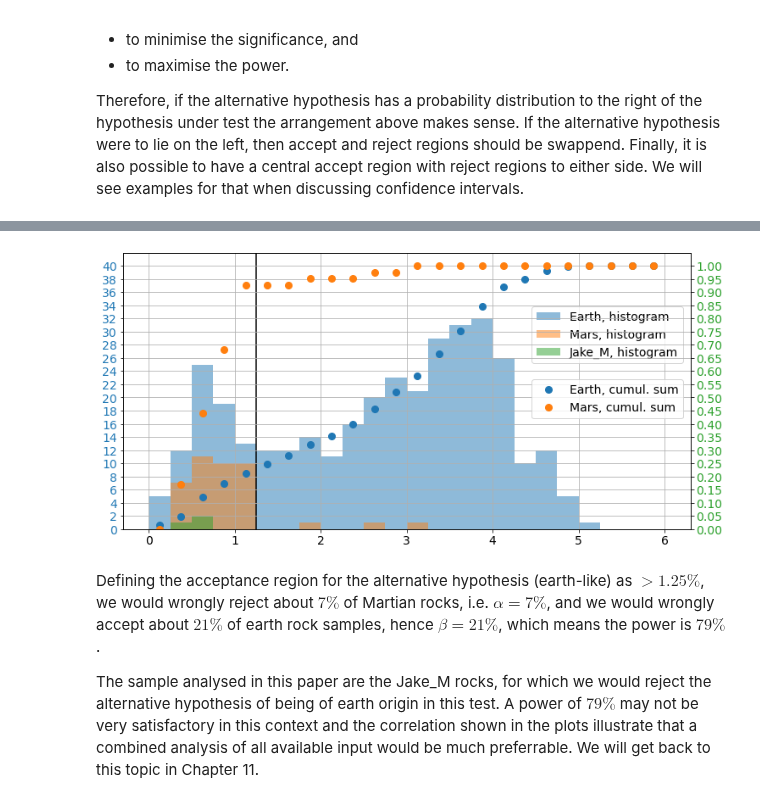
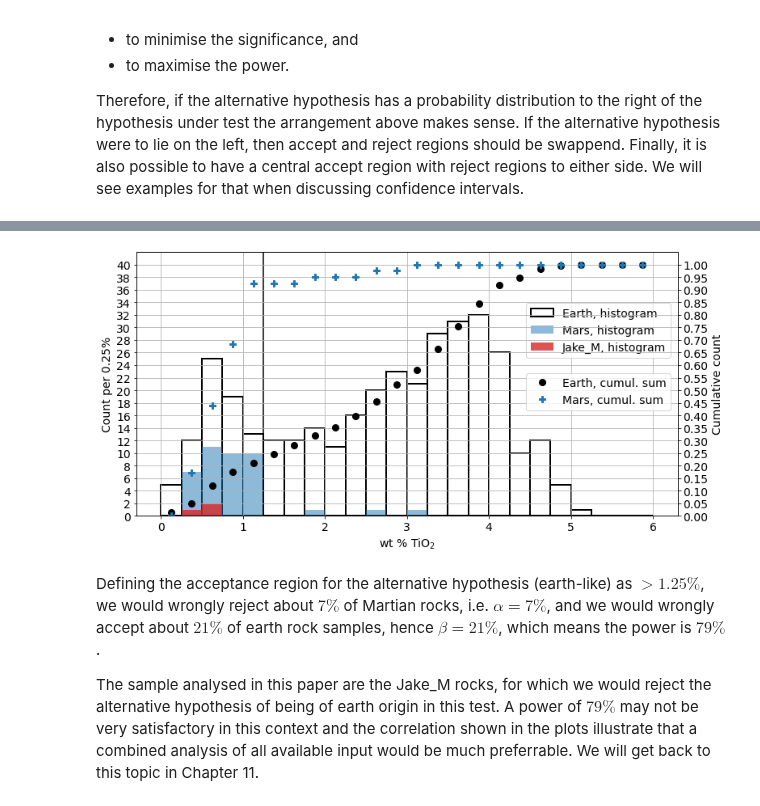
Before and after one commit to bretonr/intro_data_science, a Jupyter notebook: Chapter 8/Chapter 8.ipynb, the cells around one changed output, grey strips where cells are left out. Cells and saved outputs as stored; diff of their text form; code cells hidden in the pictures.

```diff
--- a/Chapter 8/Chapter 8.ipynb
+++ b/Chapter 8/Chapter 8.ipynb
@@ -269,9 +291,10 @@ from matplotlib.patches import Circle, Rectangle
 cl = 0.95
 
 n = 15
-x = range(n+1) # list of integers from 0 to n
-rv = poisson(5)       # initialise binomial distribution
-probs = rv.pmf(x)      # calculate binomial probabilities for all values of x and return list
+minx = 0
+x = range(0,n+1) # list of integers from 0 to n
+rv = poisson(5)       # initialise poisson distribution
+probs = rv.pmf(x)      # calculate poisson probabilities for all values of x and return list
 ints = np.cumsum(probs, dtype=float) # calculate cumulative sum of probabilities
 
 # work out limits of confidence interval based on cumulative sum of probabilities
@@ -280,21 +303,23 @@ for i in x:
     if ints[n-i]>cl: x_high = n-i
 
 # prepare two plots with common x axis
-fig,ax1 = plt.subplots(figsize=(12,6))
+fig,ax1 = plt.subplots(figsize=(16,6))
 ax1.set_xticks(x[0::2])
 
 # plot the probability distribution
-ax1.plot(x,probs, 'bo', ms=8, label='Poisson $\lambda=5$',color='tab:blue')
+ax1.plot(x[minx:],probs[minx:], 'bo', ms=8, label='Poisson $\lambda=5$',color='tab:blue')
 ax1.grid(which='both',axis='x')
 ax1.tick_params(axis='y', labelcolor='tab:blue')
-ax1.legend(loc=[0.8,0.4])
+ax1.legend(loc=[0.7,0.4])
+ax1.set_xlabel('$x$')
+ax1.set_ylabel('$P(x;\lambda)$', color='tab:blue')
 
 
 # draw a band indicating the excluded part of the confidence level
-pp = PatchCollection([Rectangle((0,cl),n,1-cl)],alpha=0.4, color='tab:purple')
+pp = PatchCollection([Rectangle((minx,cl),n-minx,1-cl)],alpha=0.4, color='tab:purple')
 
 # draw a rectangle indicating the selected confidence interval
-pp2 = PatchCollection([Rectangle((0,0),x_high,cl)],alpha=0.4, color='tab:orange')
+pp2 = PatchCollection([Rectangle((minx,0),x_high-minx,cl)],alpha=0.4, color='tab:orange')
 
 step = 3
 if 1 < step: ax2 = ax1.twinx()
@@ -306,13 +331,14 @@ if 2 < step:
 
 if 1 < step:
     # plot the cumulative integral
-    ax2.plot(x,ints, '-', ms=8, label='Cumulative',color='tab:green')
+    ax2.plot(x[minx:],ints[minx:], '-', ms=8, label='Cumulative',color='tab:green')
 
     # plot optics
     ax2.set_yticks([x/20. for x in range(21)])
     ax2.grid(which='major',axis='y')
     ax2.tick_params(axis='y', labelcolor='tab:green')
-    ax2.legend(loc=[0.8,0.3])
+    ax2.legend(loc=[0.7,0.3])
+    ax2.set_ylabel('Cumulative probability', color='tab:green')
 
 plt.show()
 # %% [output]
@@ -355,41 +385,45 @@ earth_sum = [i/earth_total for i in earth_sum] # normalise cumulative sum
 
 mars_sum = np.cumsum(mars_data)
 mars_total = mars_sum[-1]
 mars_sum = [i/mars_total for i in mars_sum]
 test_sum = np.cumsum(test_data)
 test_total = test_sum[-1]
 test_sum = [i/test_total for i in test_sum]
 
 fig,ax1 = plt.subplots(figsize=(12,6))
 
 # plot histograms
-ax1.bar(xx,earth_data,width=0.25,alpha=0.5,label='Earth, histogram',color='tab:blue')
-ax1.bar(xx,mars_data,width=0.25,alpha=0.5,label='Mars, histogram',color='tab:orange')
-ax1.bar(xx,test_data,width=0.25,alpha=0.5,label='Jake_M, histogram',color='tab:green')
+ax1.bar(xx,earth_data,width=0.25,fill=False,label='Earth, histogram',linewidth=2,edgecolor='k')
+ax1.bar(xx,mars_data,width=0.25,alpha=0.5,label='Mars, histogram',color='tab:blue')
+ax1.bar(xx,test_data,width=0.25,alpha=0.8,label='Jake_M, histogram',color='tab:red')
 # optics, part 1
 ax1.set_yticks([x*2. for x in range(21)])
 plt.ylim(0,42)
 ax1.grid(which='both',axis='x')
-ax1.tick_params(axis='y', labelcolor='tab:blue')
+ax1.tick_params(axis='y', labelcolor='k')
 ax1.legend(loc=[0.72,0.6])
+ax1.set_xlabel('wt % TiO$_2$')
+ax1.set_ylabel('Count per 0.25%', color='k')
 
 # plot cumulative distributions
 ax2 = ax1.twinx()
-ax2.plot(xx,earth_sum, 'bo', ms=8, label='Earth, cumul. sum',color='tab:blue')
-ax2.plot(xx,mars_sum, 'bo', ms=8, label='Mars, cumul. sum',color='tab:orange')
+ax2.plot(xx,earth_sum, 'bo', ms=8, label='Earth, cumul. sum',color='k')
+ax2.plot(xx,mars_sum, 'bP', ms=8, label='Mars, cumul. sum',color='tab:blue')
 
 # optics, part 2
 ax2.set_yticks([x/20. for x in range(21)])
 ax2.grid(which='major',axis='y')
-ax2.tick_params(axis='y', labelcolor='tab:green')
+ax2.tick_params(axis='y', labelcolor='k')
 ax2.legend(loc=[0.72,0.4])
 plt.ylim(0,1.05)
+ax2.set_ylabel('Cumulative count', color='k')
+
 
 ax1.plot([1.25,1.25],[0,42],color='k')
 
 plt.show()
 # %% [output]
-[figure, old version]
+[figure, new version]
 # %% [markdown]
 Defining the acceptance region for the alternative hypothesis (earth-like) as $>1.25\%$, we would wrongly reject about $7\%$ of Martian rocks, i.e. $\alpha=7\%$, and we would wrongly accept about $21\%$ of earth rock samples, hence $\beta=21\%$, which means the power is $79\%$.
 
```
Also changed, not shown: parts of 21 cells of this notebook, 3 other files.
